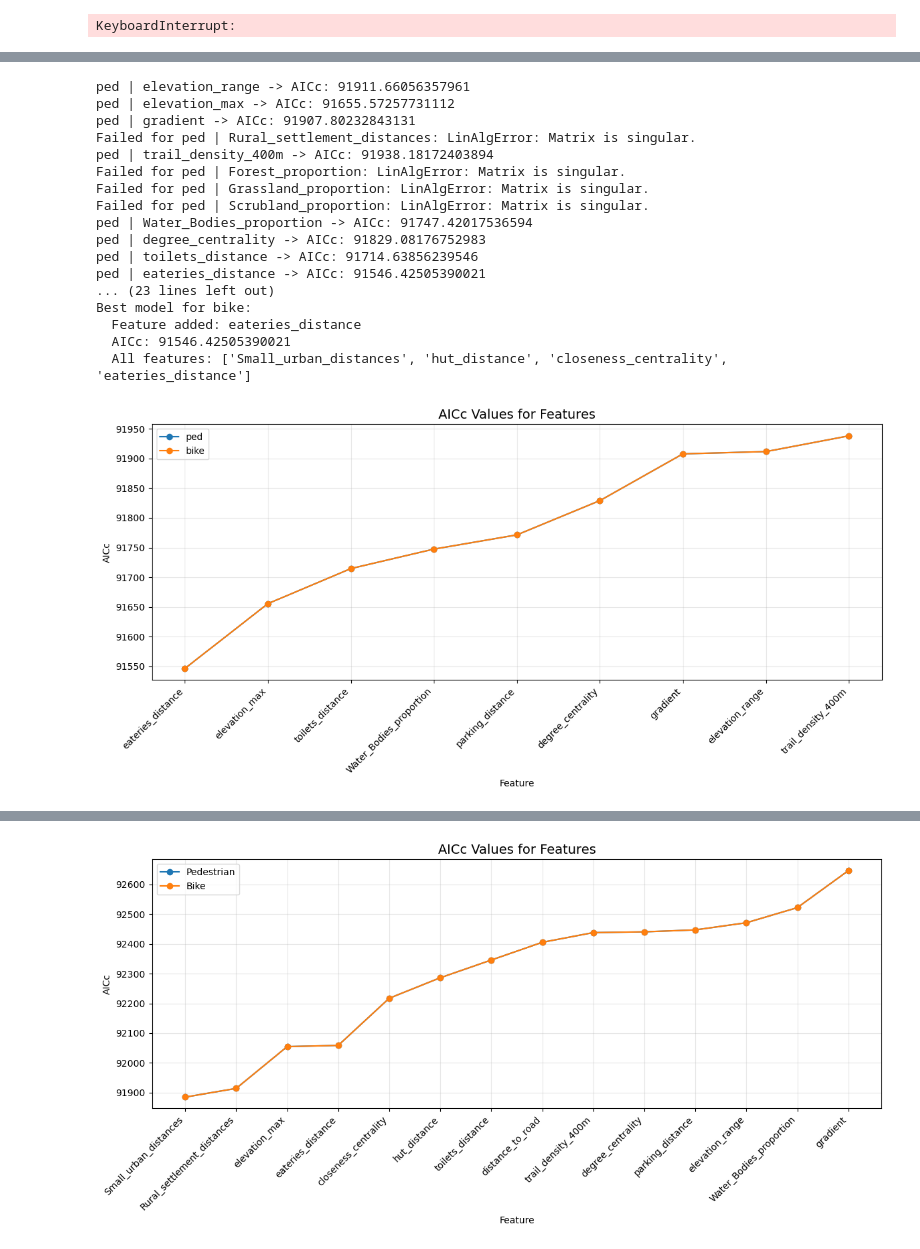
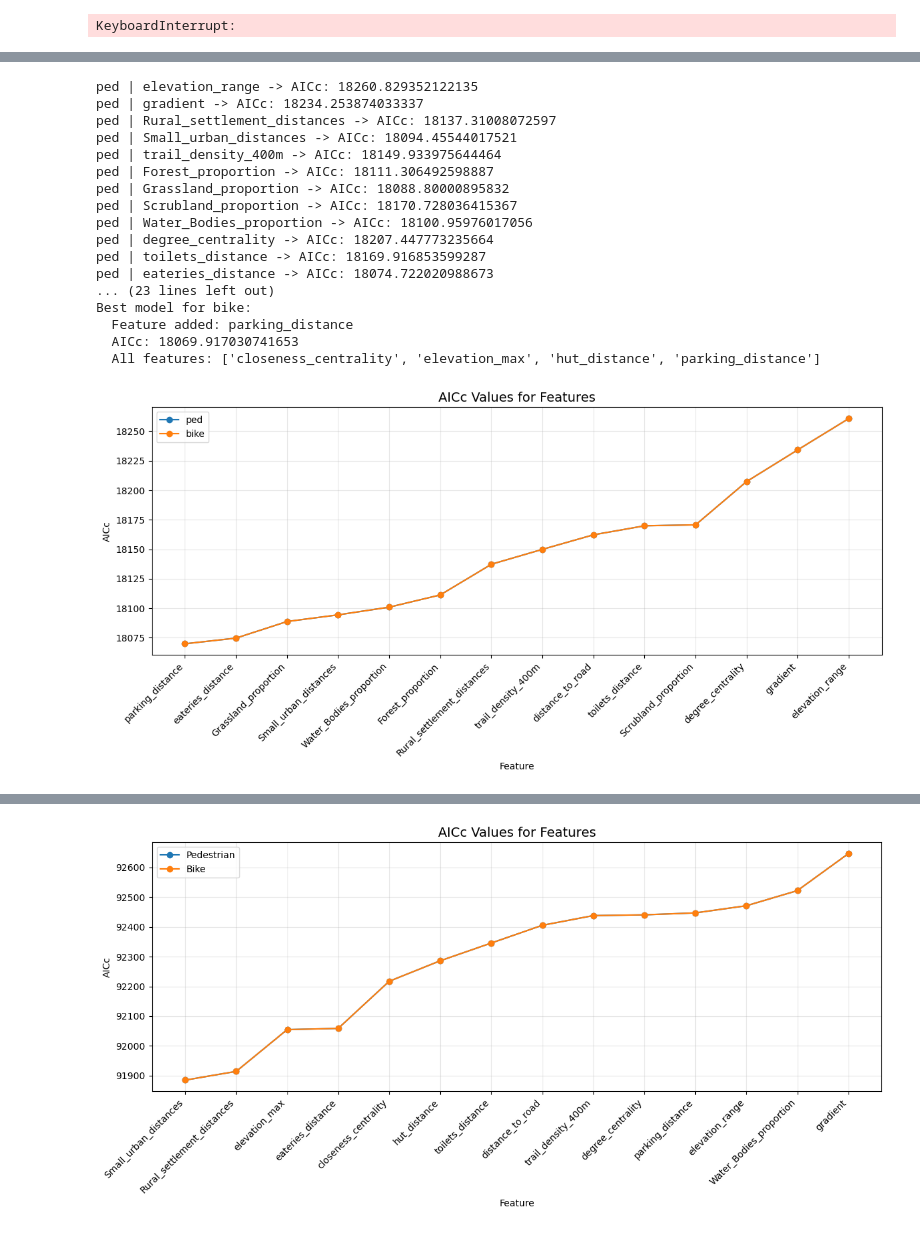
Before and after one commit to MaxwellBusby/banks-peninsula-organic-data-processing, a Jupyter notebook: GWR_Analysis.ipynb, the cells around one changed output, grey strips where cells are left out. Cells and saved outputs as stored; diff of their text form; code cells hidden in the pictures.

```diff
--- a/GWR_Analysis.ipynb
+++ b/GWR_Analysis.ipynb
@@ -462,37 +468,24 @@ def gwr_selected_plus_one(feature_dict, selected_features, plot=True, kernel='bi
                 y = np.asarray(y).reshape(-1, 1)
                 x = np.asarray(x)
 
-                if (y == 0).any():
-                    y = np.where(y == 0, 1e-6, y)
                 x_scaled = StandardScaler().fit_transform(x)
+                y_log = np.log(y)  # Log-transform the response variable to handle
 
                 if mgwr:
-                    selector = Sel_BW(coords, y, x_scaled, multi=True)
+                    selector = Sel_BW(coords, y_log, x_scaled, multi=True)
                     bw = selector.search()
                     fit = MGWR(coords, y, x_scaled, bw, kernel=kernel).fit()
                 elif poisson:
-                    print("Poisson GWR selected. Using Poisson family for GWR.")
-                    selector = Sel_BW(coords, y, x_scaled, family=Poisson(), fixed=False)
-                    print("Searching for optimal bandwidth with Poisson family...")
+                    selector = Sel_BW(coords, y_log, x_scaled, family=Poisson(), fixed=False)
                     bw = selector.search(bw_min=30)
                     print(bw)
-                    fit = GWR(coords, y, x_scaled, bw=bw, family=Poisson()).fit()
+                    fit = GWR(coords, y_log, x_scaled, bw=bw, family=Poisson()).fit()
                 elif network:
-                    # Use the precomputed network distance matrix for GWR
-                    distance_matrix = Network_distances.get(name)
-                    if distance_matrix is None:
-                        raise ValueError(f"No network distance matrix found for {name}.")
-
-                    # Ensure the order of coordinates matches the distance matrix
-                    node_order = model_df.index.astype(str).tolist()
-                    distance_matrix_ordered = distance_matrix.loc[node_order, node_order].to_numpy(dtype=float)
-
-                    selector = Sel_BW(coords, y, x_scaled, fixed=False, kernel=kernel, distance_matrix=distance_matrix_ordered)
-                    bw = selector.search()
-                    fit = GWR(coords, y, x_scaled, bw=bw, kernel=kernel, distance_matrix=distance_matrix_ordered).fit()
+                    print("not implemented yet")
+                    break
                 else:
-                    bw = Sel_BW(coords, y, x_scaled).search()
-                    fit = GWR(coords, y, x_scaled, bw, kernel=kernel).fit()
+                    bw = Sel_BW(coords, y_log, x_scaled, fixed=False).search()
+                    fit = GWR(coords, y_log, x_scaled, bw, kernel=kernel).fit()
 
                 aicc = fit.aicc
                 model_results.append({
@@ -610,22 +721,22 @@ Best model for bike:
 # %%
-feature_results_4 = gwr_selected_plus_one(feature_dict, selected_features=['Small_urban_distances', 'hut_distance', 'closeness_centrality'])
+feature_results_4 = gwr_selected_plus_one(feature_dict, selected_features=['closeness_centrality', 'elevation_max', 'hut_distance'])
 # %% [output]
-ped | elevation_range -> AICc: 91911.66056357961
-ped | elevation_max -> AICc: 91655.57257731112
-ped | gradient -> AICc: 91907.80232843131
-Failed for ped | Rural_settlement_distances: LinAlgError: Matrix is singular.
-ped | trail_density_400m -> AICc: 91938.18172403894
-Failed for ped | Forest_proportion: LinAlgError: Matrix is singular.
-Failed for ped | Grassland_proportion: LinAlgError: Matrix is singular.
-Failed for ped | Scrubland_proportion: LinAlgError: Matrix is singular.
-ped | Water_Bodies_proportion -> AICc: 91747.42017536594
-ped | degree_centrality -> AICc: 91829.08176752983
-ped | toilets_distance -> AICc: 91714.63856239546
-ped | eateries_distance -> AICc: 91546.42505390021
+ped | elevation_range -> AICc: 18260.829352122135
+ped | gradient -> AICc: 18234.253874033337
+ped | Rural_settlement_distances -> AICc: 18137.31008072597
+ped | Small_urban_distances -> AICc: 18094.45544017521
+ped | trail_density_400m -> AICc: 18149.933975644464
+ped | Forest_proportion -> AICc: 18111.306492598887
+ped | Grassland_proportion -> AICc: 18088.80000895832
+ped | Scrubland_proportion -> AICc: 18170.728036415367
+ped | Water_Bodies_proportion -> AICc: 18100.95976017056
+ped | degree_centrality -> AICc: 18207.447773235664
+ped | toilets_distance -> AICc: 18169.916853599287
+ped | eateries_distance -> AICc: 18074.722020988673
 ... (23 lines left out)
 Best model for bike:
-  Feature added: eateries_distance
-  AICc: 91546.42505390021
-  All features: ['Small_urban_distances', 'hut_distance', 'closeness_centrality', 'eateries_distance']
+  Feature added: parking_distance
+  AICc: 18069.917030741653
+  All features: ['closeness_centrality', 'elevation_max', 'hut_distance', 'parking_distance']
-[figure, old version]
+[figure, new version]
 # %%
```
Also changed, not shown: parts of 13 cells of this notebook.
